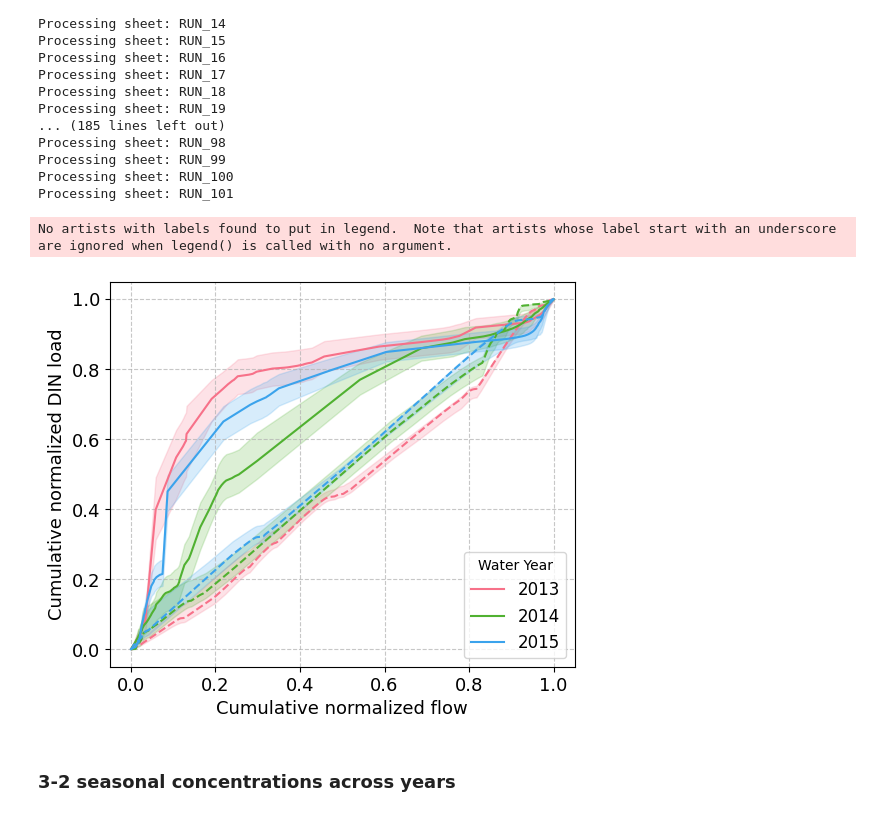
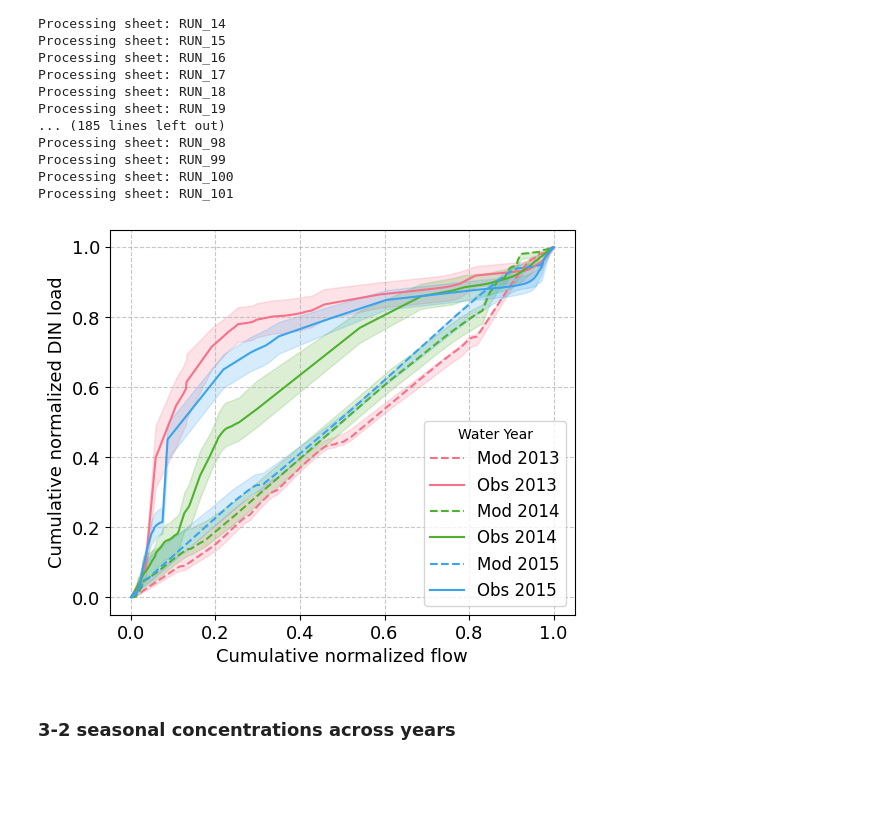
Before and after one commit to QianWanghhu/GraphEvalUnc, a Jupyter notebook: src/plot_finer_scale.ipynb, the cells around one changed output. Drawn from its saved outputs; the diff is of its cells as text; code cells hidden in the pictures; blank space fills up the shorter version.

Commit message:
Add legend for modelled Mv Curve plot with uncertainty.

```diff
--- a/src/plot_finer_scale.ipynb
+++ b/src/plot_finer_scale.ipynb
@@ -91,7 +93,7 @@ for i, water_year in enumerate(unique_years):
     obs_cum_din_load = obs_year_data['cum_din_load']
     plt.plot(cum_flow, cum_din_load, color=palette[i], linestyle = '--')
     # Hide the legend
-    plt.legend(fontsize = lab_fontsize).set_visible(False)
+    # plt.legend(fontsize = lab_fontsize).set_visible(False)
     plt.plot(obs_cum_flow, obs_cum_din_load, label=str(water_year), color=palette[i])
 
 # plt.title('Double-Mass Plot for Each Water Year', fontsize = lab_fontsize)
@@ -100,5 +102,5 @@ plt.ylabel('Cumulative normalized DIN load', fontsize = lab_fontsize)
 plt.legend(title='Water Year', fontsize = 12)
 plt.grid(True, linestyle='--', alpha=0.7)  # Dashed grid lines
 plt.tick_params(axis= 'both', labelsize=lab_fontsize)
-plt.savefig(f'{fig_dir}DoubleMassPlot.png', format = 'png', dpi=300)
+# plt.savefig(f'{fig_dir}DoubleMassPlot.png', format = 'png', dpi=300)
 # %% [output]
@@ -163,38 +164,37 @@ for yr in range(2013, 2016):
 # Plot the double-mass plot for 2013-2015 with uncertainty ranges included
 # Set up colors using Seaborn
 unique_years = [2013, 2014, 2015]
 palette = sns.color_palette("husl", len(unique_years))  # Using a hue-saturation-lightness palette
 plt.figure(figsize=(6, 5))
 for i, water_year in enumerate(unique_years):
     year_data = df_mod[df_mod['water_year'] == water_year]
     # Cumulative sum for double-mass plot
     cum_flow = year_data['cum_flow']
     cum_din_load = year_data['cum_din_load']
     obs_year_data = df_obs[df_obs['water_year'] == water_year]
     obs_cum_flow = obs_year_data['cum_flow']
     obs_cum_din_load = obs_year_data['cum_din_load']
-    plt.plot(cum_flow, cum_din_load, color=palette[i], linestyle = '--')
+    plt.plot(cum_flow, cum_din_load, color=palette[i], label=f'Mod {str(water_year)}', linestyle = '--')
     # Add the uncertainty band (shaded region)
     plt.fill_between(cum_flow, unctn_norm_ranges['mod'][str(water_year)][:, 0], \
                      unctn_norm_ranges['mod'][str(water_year)][:, 1], color=palette[i], \
                         alpha=0.2)
     # Hide the legend
-    plt.legend(fontsize = lab_fontsize).set_visible(False)
-    plt.plot(obs_cum_flow, obs_cum_din_load, label=str(water_year), color=palette[i])
+   #  plt.legend(fontsize = lab_fontsize).set_visible(False)
+    plt.plot(obs_cum_flow, obs_cum_din_load, label=f'Obs {str(water_year)}', color=palette[i])
     plt.fill_between(obs_cum_flow, unctn_norm_ranges['obs'][str(water_year)][:, 0], \
                      unctn_norm_ranges['obs'][str(water_year)][:, 1], color=palette[i], \
                         alpha=0.2)
 
 # plt.title('Double-Mass Plot for Each Water Year', fontsize = lab_fontsize)
 plt.xlabel('Cumulative normalized flow', fontsize = lab_fontsize)
 plt.ylabel('Cumulative normalized DIN load', fontsize = lab_fontsize)
 plt.legend(title='Water Year', fontsize = 12)
 plt.grid(True, linestyle='--', alpha=0.7)  # Dashed grid lines
 plt.tick_params(axis= 'both', labelsize=lab_fontsize)
 plt.savefig(f'{fig_dir}DoubleMassPlotWithUnctn.png', format = 'png', dpi=300)
 # %% [output]
-No artists with labels found to put in legend.  Note that artists whose label start with an underscore are ignored when legend() is called with no argument.
-[figure, old version]
+[figure, new version]
 # %% [markdown]
 ### 3-2 seasonal concentrations across years
 # %%
```
Also changed, not shown: parts of 2 cells of this notebook, 6 other files.
